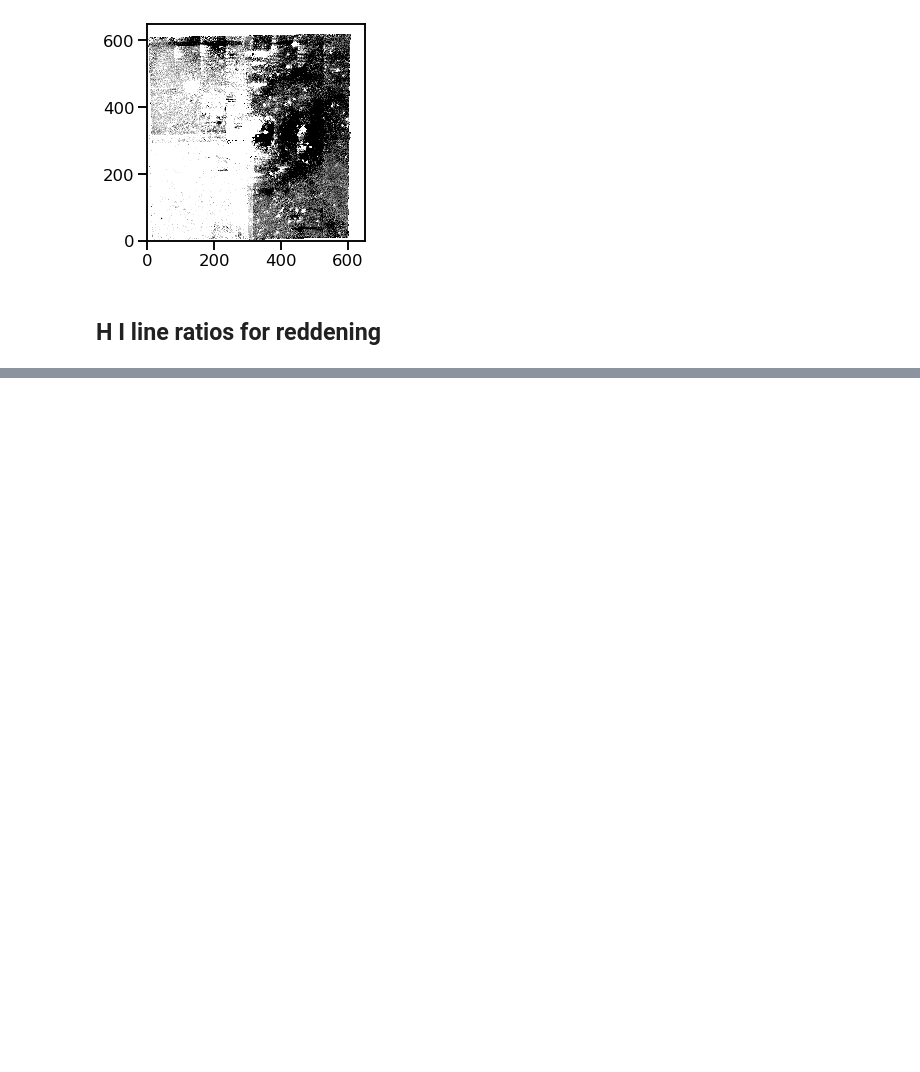
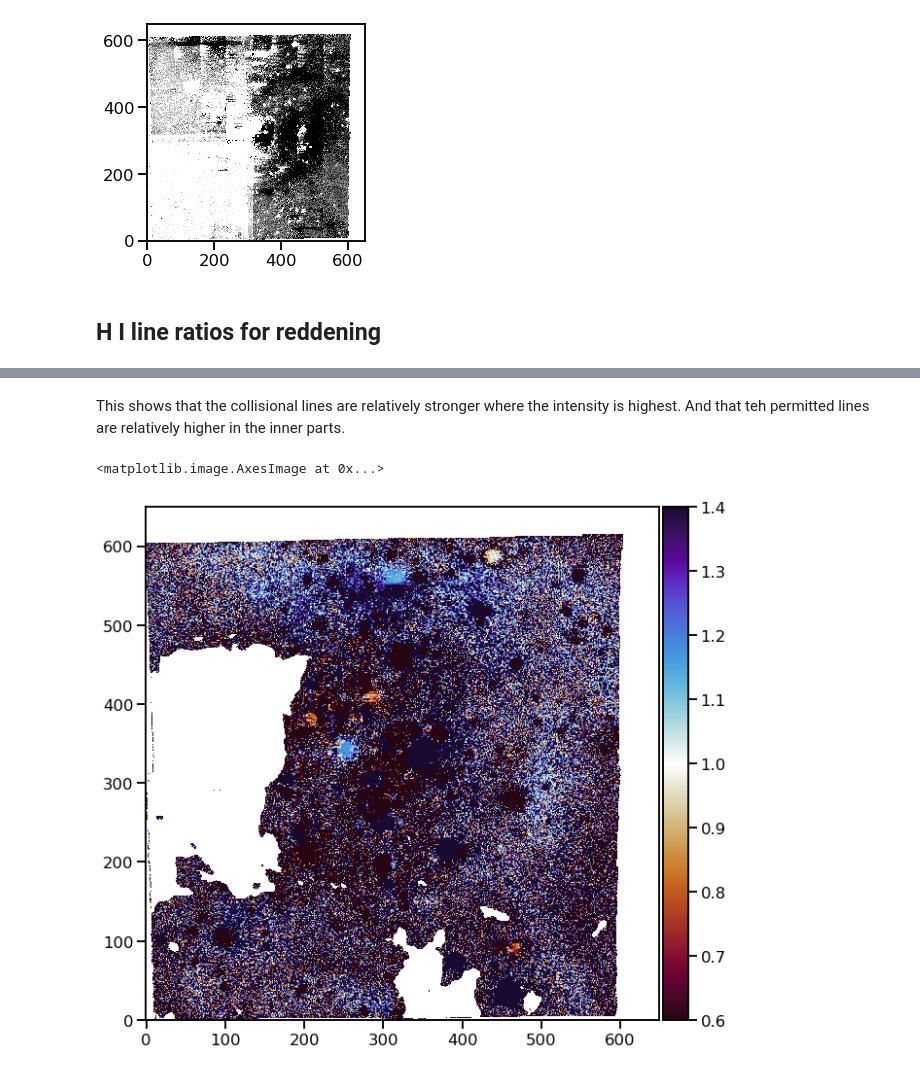
Before and after one commit to will-henney/muse-hii-regions, a Jupyter notebook: notebooks/05-09-LMC-30dor-line-images.ipynb, the cells around one changed output, grey strips where cells are left out. Saved outputs shown, nothing was run; the diff lists cells and outputs as text; code cells hidden in the pictures; blank space fills up the shorter version.

Commit message:
Calculate ADF for 30 Dor
It is higher on the inside, as expected from a fluorescent component

```diff
--- a/notebooks/05-09-LMC-30dor-line-images.ipynb
+++ b/notebooks/05-09-LMC-30dor-line-images.ipynb
@@ -58,0 +75,10 @@ im8727.plot(vmin=-150, vmax=150, cmap="gray_r")
+# %% [markdown]
+This shows that the collisional lines are relatively stronger where the intensity is highest.  And that teh permitted lines are relatively higher in the inner parts.
+# %%
+r = (im4642 / im4650)
+r.mask = r.mask | (im4959.data < 3e4)
+fig, ax = plt.subplots(figsize=(10, 10))
+r.plot(vmin=0.6, vmax=1.4, cmap=cm.fusion, colorbar="v")
+# %% [output]
+<matplotlib.image.AxesImage at 0x...>
+[figure, added]
```
Also changed, not shown: parts of 4 cells of this notebook, 2 other files.
